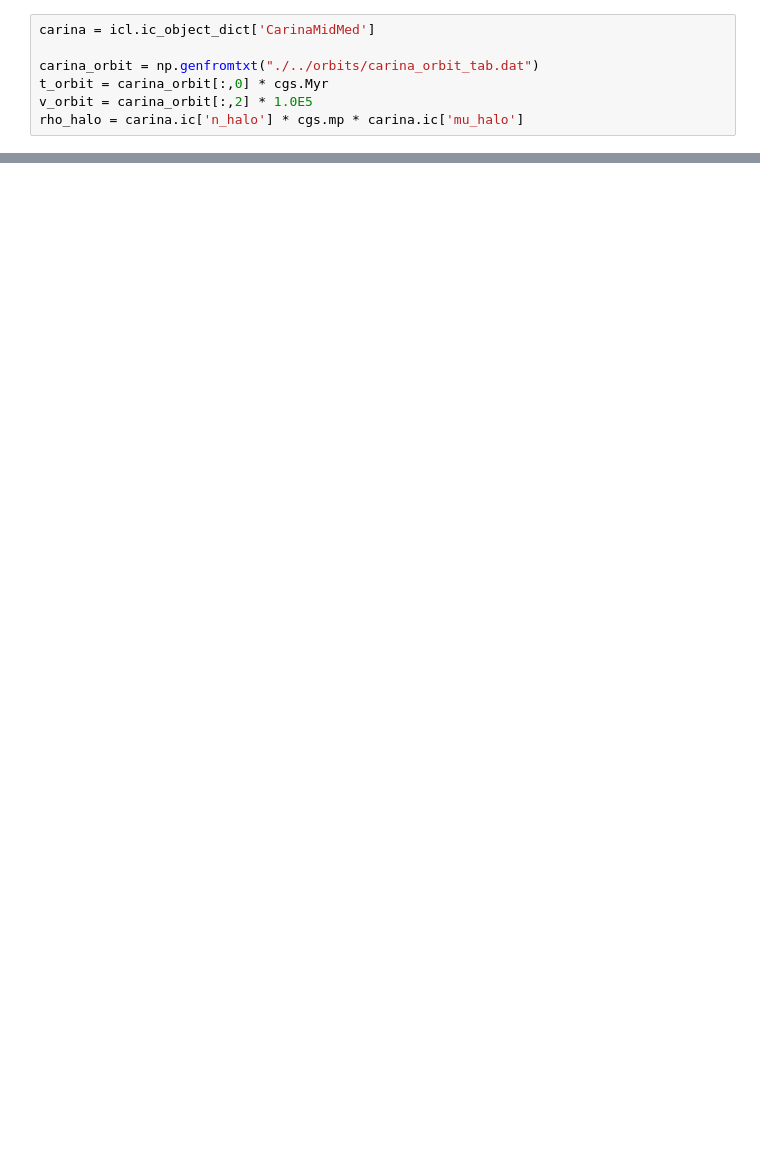
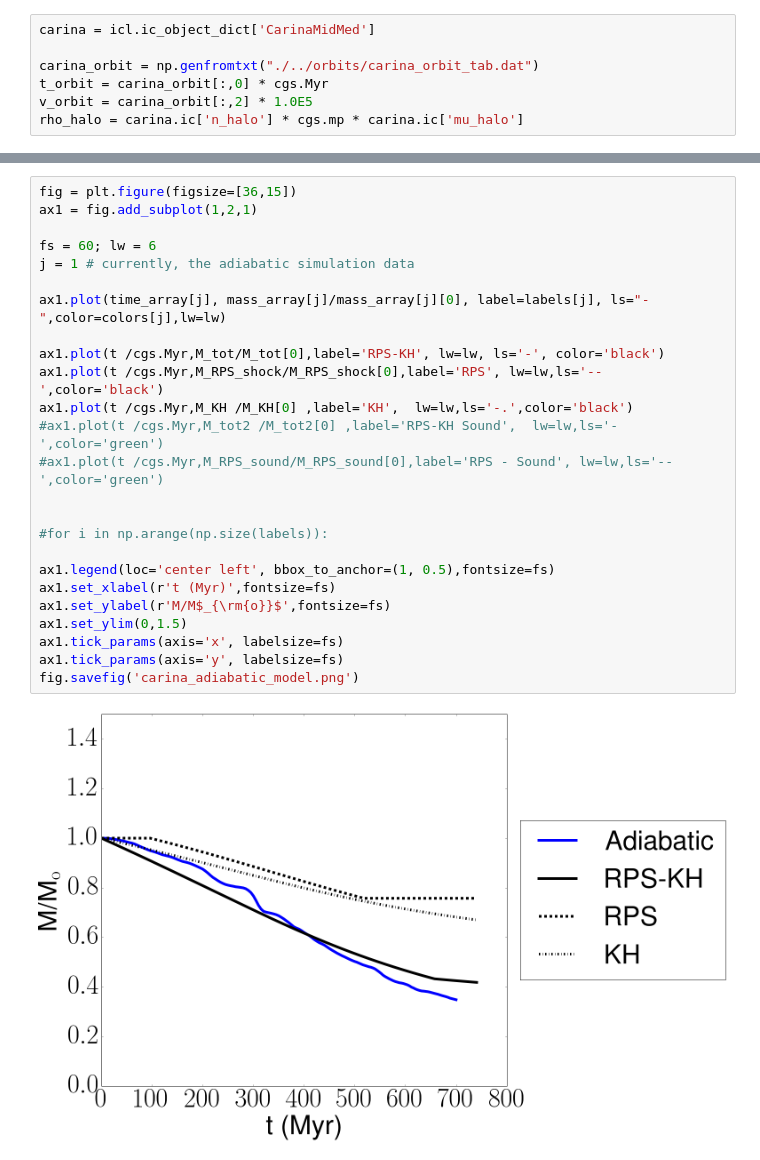
Before and after one commit to aemerick/dwarfs, a Jupyter notebook: analysis/analytic_model/carina_model_simulation_comparison.ipynb, the cells around one changed output, grey strips where cells are left out. Drawn from its saved outputs; the diff is of its cells as text; blank space fills up the shorter version.

```diff
--- a/analysis/analytic_model/carina_model_simulation_comparison.ipynb
+++ b/analysis/analytic_model/carina_model_simulation_comparison.ipynb
@@ -55,0 +94,27 @@ plt.ylim(0,1)
+# %%
+fig = plt.figure(figsize=[36,15])
+ax1 = fig.add_subplot(1,2,1)
+
+fs = 60; lw = 6
+j = 1 # currently, the adiabatic simulation data
+
+ax1.plot(time_array[j], mass_array[j]/mass_array[j][0], label=labels[j], ls="-",color=colors[j],lw=lw)
+
+ax1.plot(t /cgs.Myr,M_tot/M_tot[0],label='RPS-KH', lw=lw, ls='-', color='black')
+ax1.plot(t /cgs.Myr,M_RPS_shock/M_RPS_shock[0],label='RPS', lw=lw,ls='--',color='black')
+ax1.plot(t /cgs.Myr,M_KH /M_KH[0] ,label='KH',  lw=lw,ls='-.',color='black')
+#ax1.plot(t /cgs.Myr,M_tot2 /M_tot2[0] ,label='RPS-KH Sound',  lw=lw,ls='-',color='green')
+#ax1.plot(t /cgs.Myr,M_RPS_sound/M_RPS_sound[0],label='RPS - Sound', lw=lw,ls='--',color='green')
+
+
+#for i in np.arange(np.size(labels)):
+
+ax1.legend(loc='center left', bbox_to_anchor=(1, 0.5),fontsize=fs)
+ax1.set_xlabel(r't (Myr)',fontsize=fs)
+ax1.set_ylabel(r'M/M$_{\rm{o}}$',fontsize=fs)
+ax1.set_ylim(0,1.5)
+ax1.tick_params(axis='x', labelsize=fs)
+ax1.tick_params(axis='y', labelsize=fs)
+fig.savefig('carina_adiabatic_model.png')
+# %% [output]
+[figure, added]
```
Also changed, not shown: parts of 12 cells of this notebook, 3 other files.
